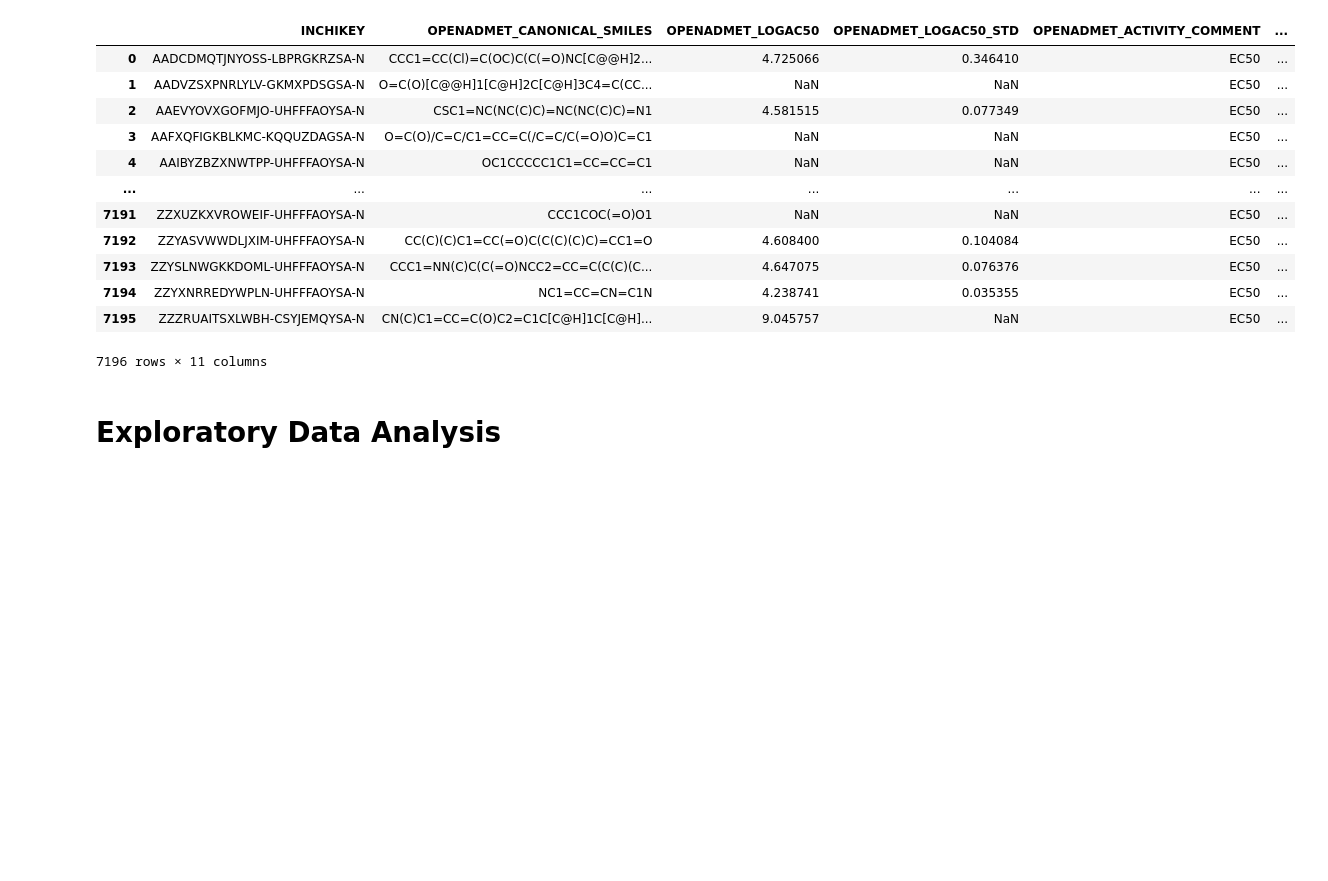
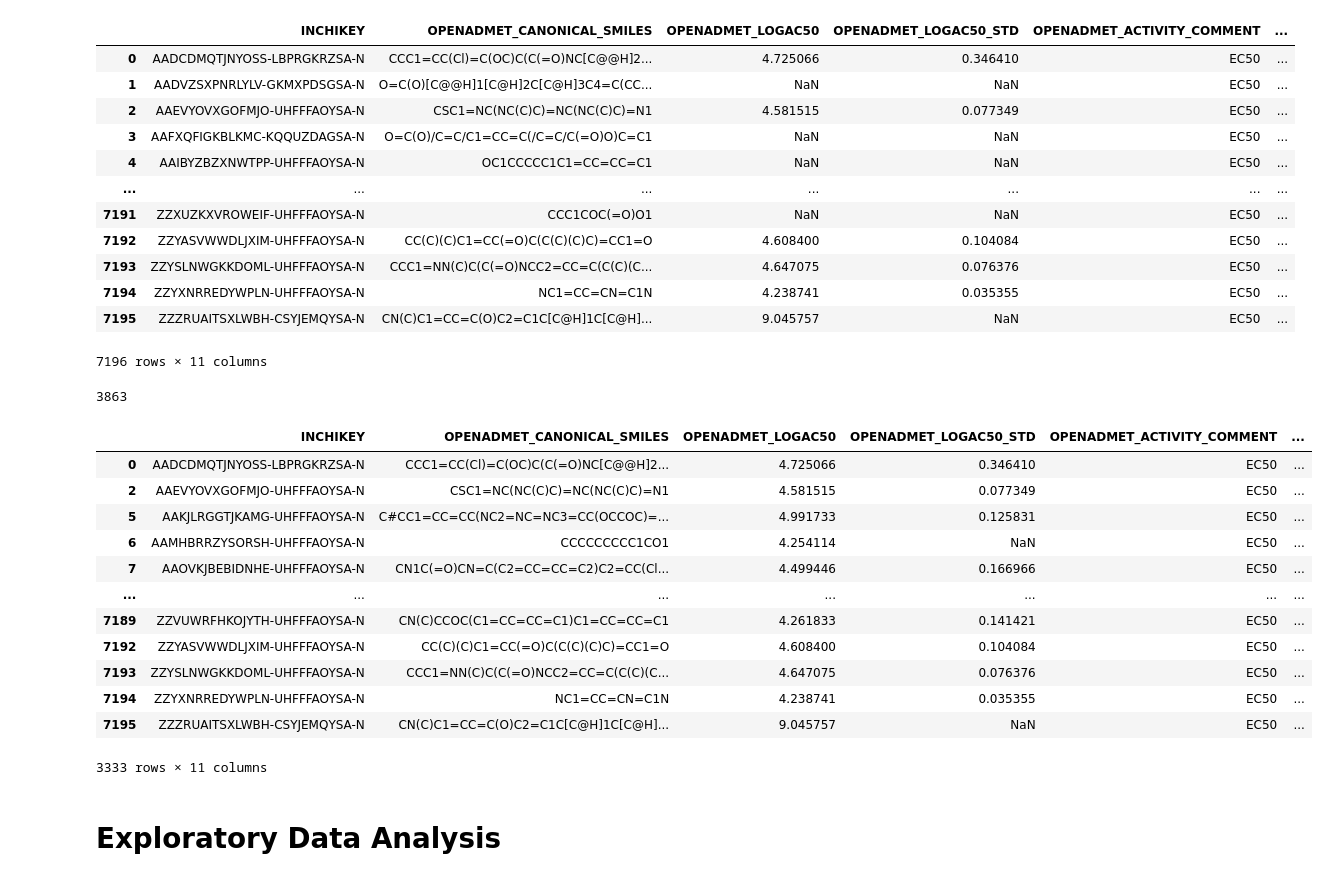
Before and after one commit to OpenADMET/data-catalogs, a Jupyter notebook: catalogs/pubchem_tox21/process_tox21_PXR.ipynb, the cells around one changed output. Saved outputs shown, nothing was run; the diff lists cells and outputs as text; code cells hidden in the pictures; blank space fills up the shorter version.

```diff
--- a/catalogs/pubchem_tox21/process_tox21_PXR.ipynb
+++ b/catalogs/pubchem_tox21/process_tox21_PXR.ipynb
@@ -210,3 +210,7 @@ full_df
 | 7194 | ZZYXNRREDYWPLN-UHFFFAOYSA-N | NC1=CC=CN=C1N | 4.238741 | 0.035355 | EC50 | ... |
 | 7195 | ZZZRUAITSXLWBH-CSYJEMQYSA-N | CN(C)C1=CC=C(O)C2=C1C[C@H]1C[C@H]... | 9.045757 | NaN | EC50 | ... |
 7196 rows × 11 columns
+# %%
+full_df["OPENADMET_LOGAC50"].isna().sum()
+# %% [output]
+3863
@@ -213,3 +219,19 @@ full_df
+# %%
+full_df
+# %% [output]
+|  | INCHIKEY | OPENADMET_CANONICAL_SMILES | OPENADMET_LOGAC50 | OPENADMET_LOGAC50_STD | OPENADMET_ACTIVITY_COMMENT | ... |
+| 0 | AADCDMQTJNYOSS-LBPRGKRZSA-N | CCC1=CC(Cl)=C(OC)C(C(=O)NC[C@@H]2... | 4.725066 | 0.346410 | EC50 | ... |
+| 2 | AAEVYOVXGOFMJO-UHFFFAOYSA-N | CSC1=NC(NC(C)C)=NC(NC(C)C)=N1 | 4.581515 | 0.077349 | EC50 | ... |
+| 5 | AAKJLRGGTJKAMG-UHFFFAOYSA-N | C#CC1=CC=CC(NC2=NC=NC3=CC(OCCOC)=... | 4.991733 | 0.125831 | EC50 | ... |
+| 6 | AAMHBRRZYSORSH-UHFFFAOYSA-N | CCCCCCCCC1CO1 | 4.254114 | NaN | EC50 | ... |
+| 7 | AAOVKJBEBIDNHE-UHFFFAOYSA-N | CN1C(=O)CN=C(C2=CC=CC=C2)C2=CC(Cl... | 4.499446 | 0.166966 | EC50 | ... |
+| ... | ... | ... | ... | ... | ... | ... |
+| 7189 | ZZVUWRFHKOJYTH-UHFFFAOYSA-N | CN(C)CCOC(C1=CC=CC=C1)C1=CC=CC=C1 | 4.261833 | 0.141421 | EC50 | ... |
+| 7192 | ZZYASVWWDLJXIM-UHFFFAOYSA-N | CC(C)(C)C1=CC(=O)C(C(C)(C)C)=CC1=O | 4.608400 | 0.104084 | EC50 | ... |
+| 7193 | ZZYSLNWGKKDOML-UHFFFAOYSA-N | CCC1=NN(C)C(C(=O)NCC2=CC=C(C(C)(C... | 4.647075 | 0.076376 | EC50 | ... |
+| 7194 | ZZYXNRREDYWPLN-UHFFFAOYSA-N | NC1=CC=CN=C1N | 4.238741 | 0.035355 | EC50 | ... |
+| 7195 | ZZZRUAITSXLWBH-CSYJEMQYSA-N | CN(C)C1=CC=C(O)C2=C1C[C@H]1C[C@H]... | 9.045757 | NaN | EC50 | ... |
+3333 rows × 11 columns
 # %%
 final_output = 'final'
 final_output_path = os.path.join(root, final_output)
```
Also changed, not shown: parts of 4 cells of this notebook, 3 other files.
